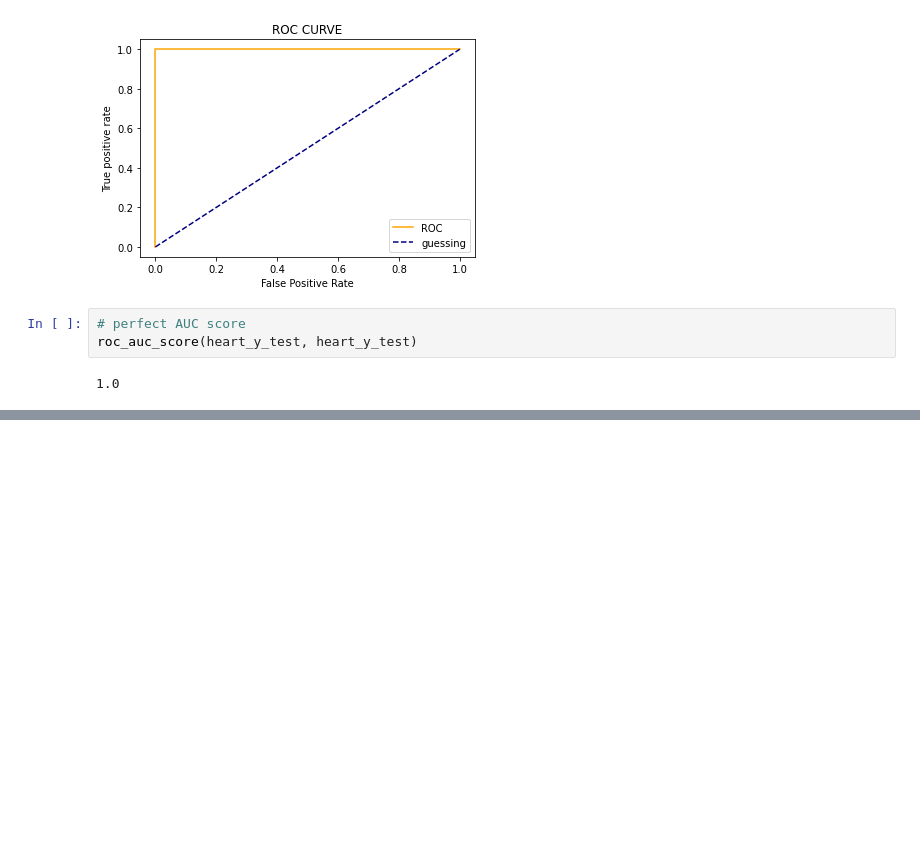
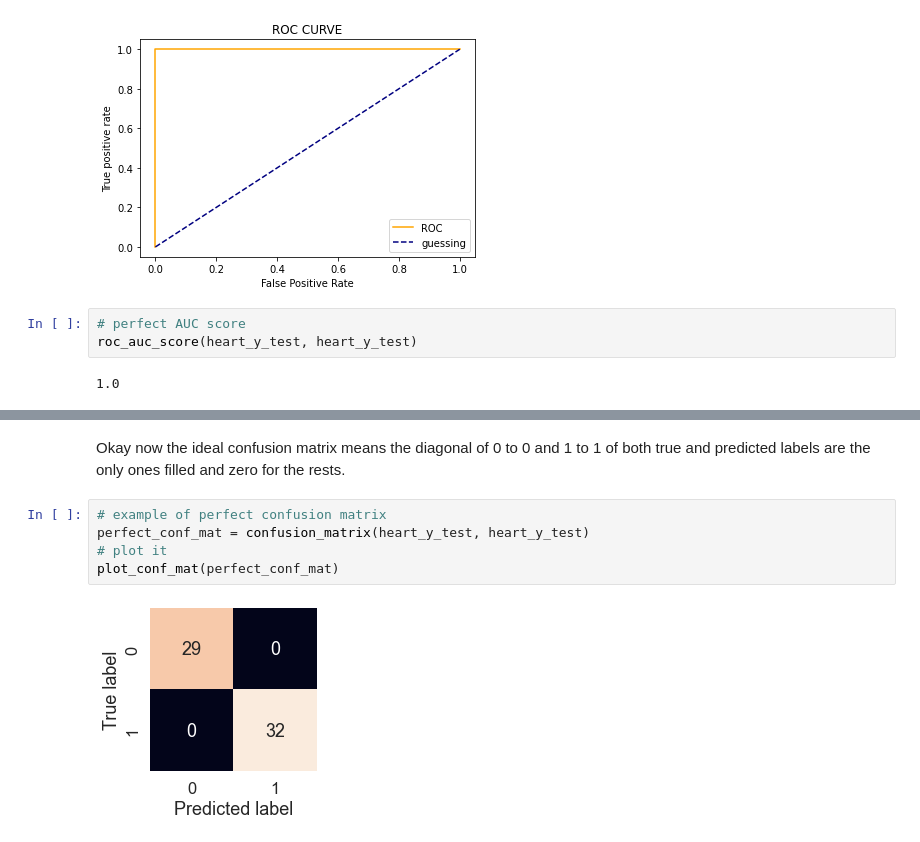
Before and after one commit to m00racle/zero-to-mastery-ml, a Jupyter notebook: section-2-data-science-and-ml-tools/Scikit-Learn-Evaluating-Model.ipynb, the cells around one changed output, grey strips where cells are left out. Drawn from its saved outputs; the diff is of its cells as text; blank space fills up the shorter version.

```diff
--- a/section-2-data-science-and-ml-tools/Scikit-Learn-Evaluating-Model.ipynb
+++ b/section-2-data-science-and-ml-tools/Scikit-Learn-Evaluating-Model.ipynb
@@ -451,0 +555,9 @@ In reality, a perfect ROC is unlikely.
+# %% [markdown]
+Okay now the ideal confusion matrix means the diagonal of 0 to 0 and 1 to 1 of both true and predicted labels are the only ones filled and zero for the rests.
+# %%
+# example of perfect confusion matrix
+perfect_conf_mat = confusion_matrix(heart_y_test, heart_y_test)
+# plot it
+plot_conf_mat(perfect_conf_mat)
+# %% [output]
+[figure, added]
```
Also changed, not shown: parts of 13 cells of this notebook.
